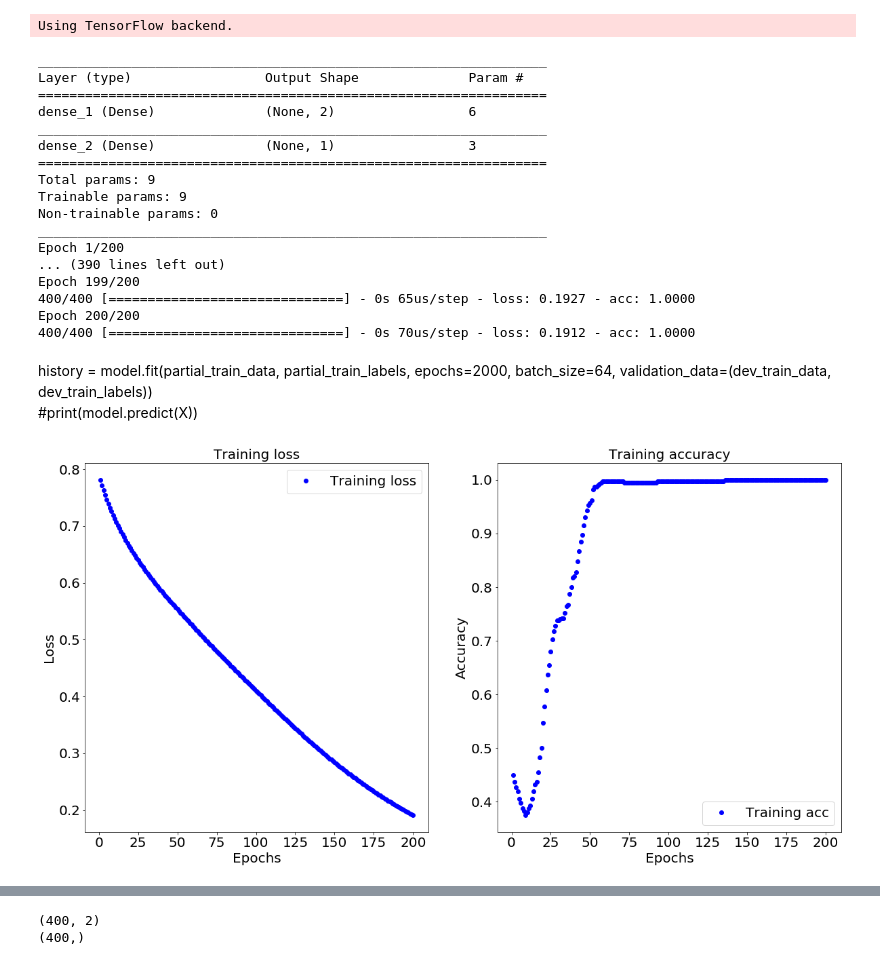
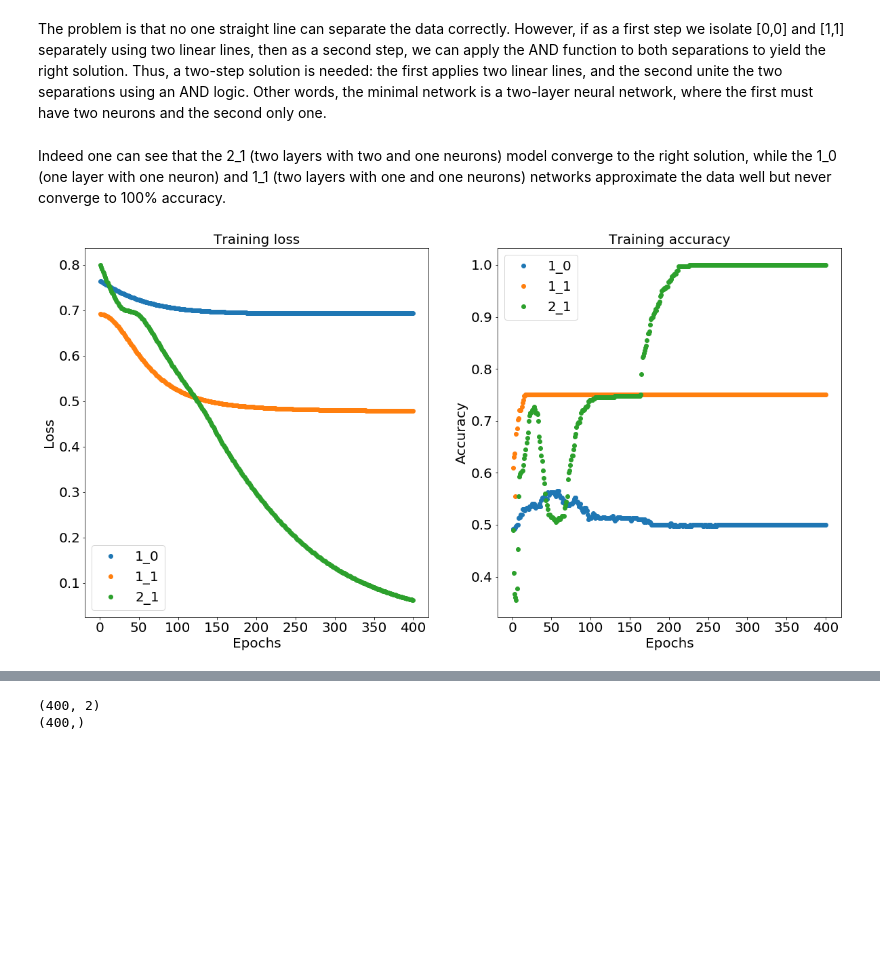
Before and after one commit to naftalic/academicpages.github.io, a Jupyter notebook: notebooks/xor.ipynb, the cells around one changed output, grey strips where cells are left out. Cells and saved outputs as stored; diff of their text form; code cells hidden in the pictures; blank space fills up the shorter version.

```diff
--- a/notebooks/xor.ipynb
+++ b/notebooks/xor.ipynb
@@ -2,0 +39,6 @@ The minimum number of neural-network layers for classification of separable feat
+# %%
+# constants
+npts = 100 # points per blob
+tot_npts = 4*npts # total number of points
+s = 0.005 # ~standard deviation
+sigma = np.array([[s, 0], [0, s]]) #cov matrix
@@ -46,40 +241,3 @@ print(partial_train_labels.shape)
-# %%
-from keras import models
-from keras import layers
-
-model = models.Sequential()
-model.add(layers.Dense(2, activation='relu', input_shape=(2,)))
-model.add(layers.Dense(1, activation='sigmoid'))
-model.summary()
-model.compile(loss='binary_crossentropy', optimizer='adam', metrics=['accuracy'])
-
-history = model.fit(xor_data,
-                    xor_labels,
-                    epochs=200,
-                    batch_size=32)
-# %% [output]
-Using TensorFlow backend.
-_________________________________________________________________
-Layer (type)                 Output Shape              Param #
-=================================================================
-dense_1 (Dense)              (None, 2)                 6
-_________________________________________________________________
-dense_2 (Dense)              (None, 1)                 3
-=================================================================
-Total params: 9
-Trainable params: 9
-Non-trainable params: 0
-_________________________________________________________________
-Epoch 1/200
-... (390 lines left out)
-Epoch 199/200
-400/400 [==============================] - 0s 65us/step - loss: 0.1927 - acc: 1.0000
-Epoch 200/200
-400/400 [==============================] - 0s 70us/step - loss: 0.1912 - acc: 1.0000
-# %% [markdown]
-history = model.fit(partial_train_data,
-                    partial_train_labels,
-                    epochs=2000,
-                    batch_size=64,
-                    validation_data=(dev_train_data, dev_train_labels))
-#print(model.predict(X))
+# %% [markdown]
+The problem is that no one straight line can separate the data correctly. However, if as a first step we isolate [0,0] and [1,1] separately using two linear lines, then as a second step, we can apply the AND function to both separations to yield the right solution.
+Thus, a two-step solution is needed: the first applies two linear lines, and the second unite the two separations using an AND logic. Other words, the minimal network is a two-layer neural network, where the first must have two neurons and the second only one.
@@ -86,38 +287,34 @@ history = model.fit(partial_train_data,
+# %% [markdown]
+Indeed one can see that the 2_1 (two layers with two and one neurons) model converge to the right solution, while the 1_0 (one layer with one neuron) and 1_1 (two layers with one and one neurons) networks approximate the data well but never converge to 100% accuracy.
 # %%
-history_dict = history.history
-history_dict.keys()
-
-import matplotlib.pyplot as plt
-
 plt.figure(figsize=(20,10))
-
 plt.subplot(121)
-loss_values = history_dict['loss']
-#val_loss_values = history_dict['val_loss']
+loss_values = history_dict_10['loss']
 epochs = range(1, len(loss_values) + 1)
-plt.plot(epochs, loss_values, 'bo', label='Training loss')
-#plt.plot(epochs, val_loss_values, 'b', label='Validation loss')
+plt.plot(epochs, history_dict_10['loss'], 'o', label='Training loss')
+plt.plot(epochs, history_dict_11['loss'], 'o', label='Training loss')
+plt.plot(epochs, history_dict_21['loss'], 'o', label='Training loss')
 plt.title('Training loss',fontsize=20)
 plt.xlabel('Epochs',fontsize=20)
 plt.ylabel('Loss',fontsize=20)
-plt.legend(fontsize=20)
+plt.legend(['1_0','1_1','2_1','4_1'],fontsize=20)
 plt.xticks(fontsize=20)
 plt.yticks(fontsize=20)
 
 
 plt.subplot(122)
-acc_values = history_dict['acc']
-#val_acc_values = history_dict['val_acc']
+acc_values = history_dict_10['loss']
 epochs = range(1, len(loss_values) + 1)
-plt.plot(epochs, acc_values, 'bo', label='Training acc')
-#plt.plot(epochs, val_acc_values, 'b', label='Validation acc')
+plt.plot(epochs, history_dict_10['acc'], 'o', label='Training loss')
+plt.plot(epochs, history_dict_11['acc'], 'o', label='Training loss')
+plt.plot(epochs, history_dict_21['acc'], 'o', label='Training loss')
 plt.title('Training accuracy',fontsize=20)
 plt.xlabel('Epochs',fontsize=20)
 plt.ylabel('Accuracy',fontsize=20)
-plt.legend(fontsize=20)
+plt.legend(['1_0','1_1','2_1','4_1'],fontsize=20)
 plt.xticks(fontsize=20)
 plt.yticks(fontsize=20)
 plt.show()
 # %% [output]
-[figure, old version]
+[figure, new version]
 # %% [markdown]
```
Also changed, not shown: parts of 30 cells of this notebook.
